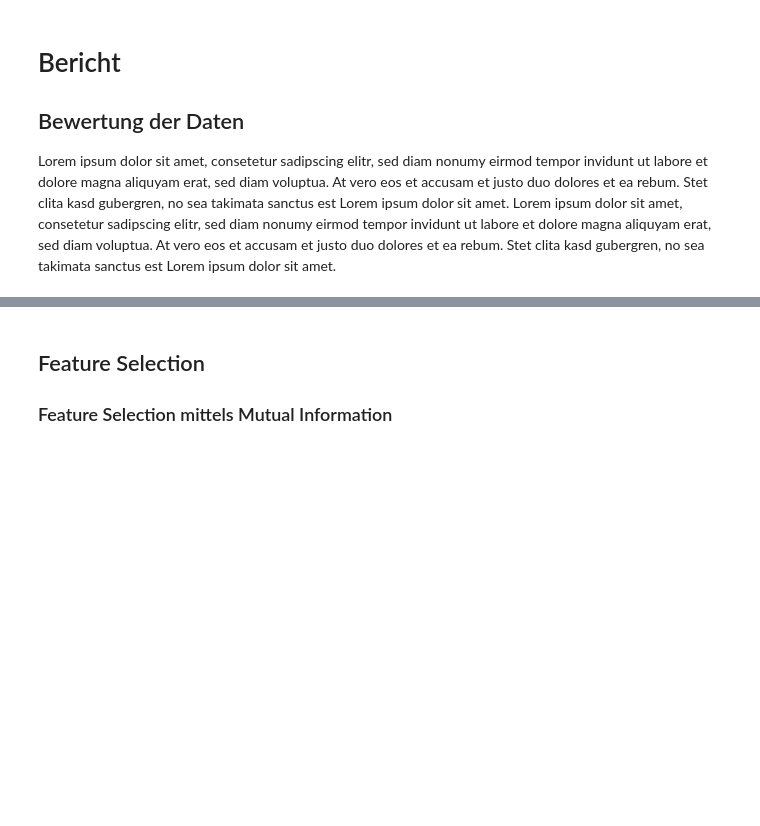
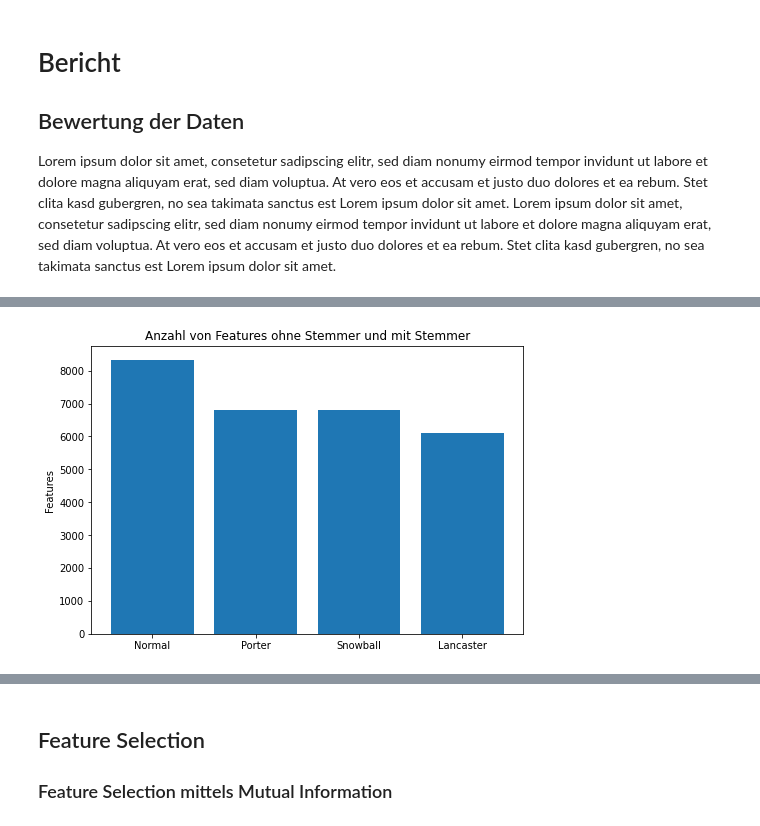
Before and after one commit to hqnguyen1997/ml-belegarbeit, a Jupyter notebook: 2020-05-belegarbeit-machinelles-lernen-template.ipynb, the cells around one changed output, grey strips where cells are left out. Cells and saved outputs as stored; diff of their text form; code cells hidden in the pictures; blank space fills up the shorter version.

Commit message:
report use of stemmers

```diff
--- a/2020-05-belegarbeit-machinelles-lernen-template.ipynb
+++ b/2020-05-belegarbeit-machinelles-lernen-template.ipynb
@@ -144,0 +150,46 @@ Später werden wir sehen, ob der Einsatz eines Stemmers das Ergebnis der Vorhers
+# %%
+analyzer = CountVectorizer().build_analyzer()
+
+def porterstemmed_words(doc):
+    stemmer=PorterStemmer()
+    return (stemmer.stem(w) for w in analyzer(doc))
+
+pipe_porter = Pipeline([('vect', CountVectorizer("english", analyzer=porterstemmed_words)),
+                     ('tfidf', TfidfTransformer())
+                         #weitere Elemente für Pipeline
+                        ]).fit(df["title"])
+def snowballstemmed_words(doc):
+    stemmer=SnowballStemmer("english")
+    return (stemmer.stem(w) for w in analyzer(doc))
+
+pipe_snowball = Pipeline([('vect', CountVectorizer("english", analyzer=snowballstemmed_words)),
+                     ('tfidf', TfidfTransformer())
+                         #weitere Elemente für Pipeline
+                        ]).fit(df["title"])
+
+def lancasterstemmed_words(doc):
+    stemmer=LancasterStemmer()
+    return (stemmer.stem(w) for w in analyzer(doc))
+
+pipe_lancaster = Pipeline([('vect', CountVectorizer("english", analyzer=lancasterstemmed_words)),
+                     ('tfidf', TfidfTransformer())
+                         #weitere Elemente für Pipeline
+                        ]).fit(df["title"])
+
+features_porter = len(pipe_porter['vect'].get_feature_names())
+features_snowball = len(pipe_snowball['vect'].get_feature_names())
+features_lancaster = len(pipe_lancaster['vect'].get_feature_names())
+
+x = ["Normal", "Porter", "Snowball", "Lancaster"]
+y = [features, features_porter, features_snowball, features_lancaster]
+
+fig = plt.figure()
+ax = fig.add_axes([0,0,1,1])
+
+ax.bar(x,y)
+
+ax.set_ylabel('Features')
+ax.set_title('Anzahl von Features ohne Stemmer und mit Stemmer')
+plt.show()
+# %% [output]
+[figure, added]
```
Also changed, not shown: parts of 7 cells of this notebook.
